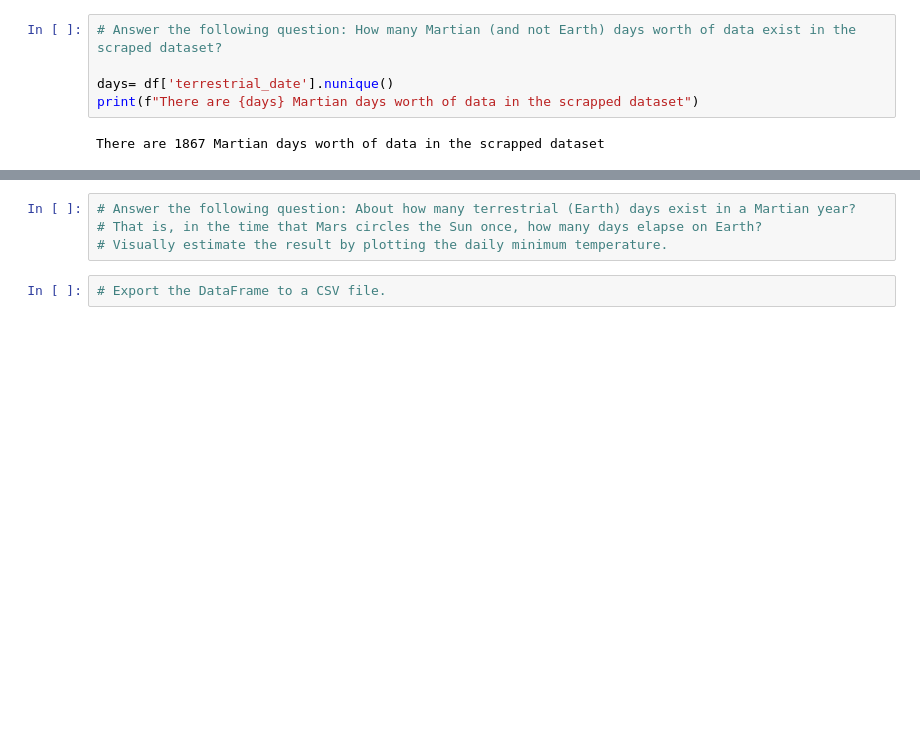
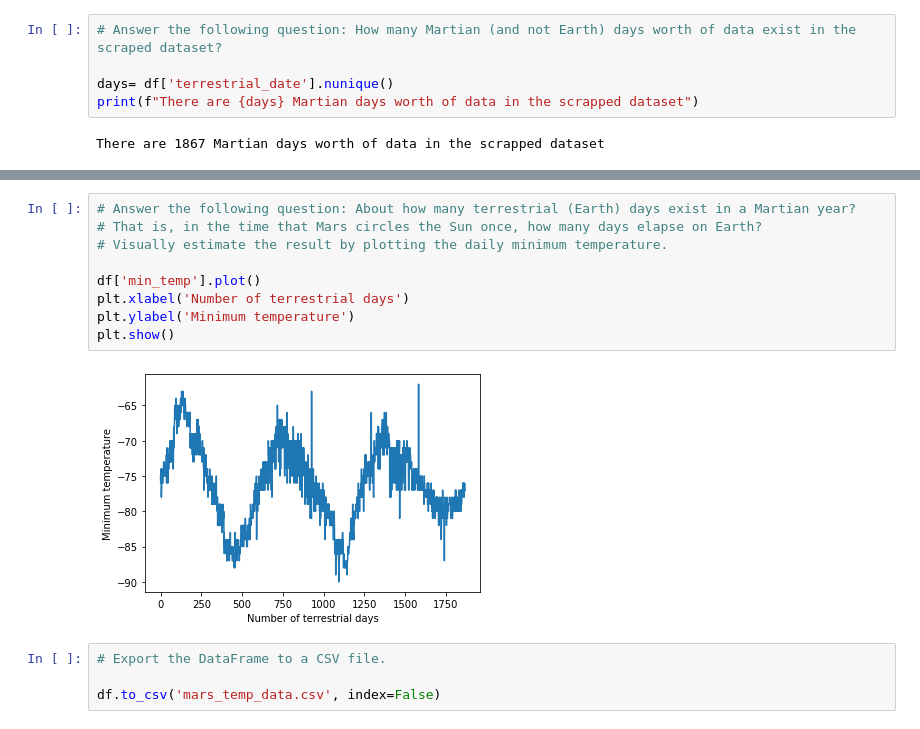
Before and after one commit to xilo94/mars_data_challenge_part_1.ipynb, a Jupyter notebook: mars_data_challenge_part_2.ipynb, the cells around one changed output, grey strips where cells are left out. Cells and saved outputs as stored; diff of their text form; blank space fills up the shorter version.

```diff
--- a/mars_data_challenge_part_2.ipynb
+++ b/mars_data_challenge_part_2.ipynb
@@ -113,6 +198,15 @@ mean_round
 # %%
 # Answer the following question: About how many terrestrial (Earth) days exist in a Martian year?
 # That is, in the time that Mars circles the Sun once, how many days elapse on Earth?
 # Visually estimate the result by plotting the daily minimum temperature.
+
+df['min_temp'].plot()
+plt.xlabel('Number of terrestrial days')
+plt.ylabel('Minimum temperature')
+plt.show()
+# %% [output]
+[figure, added]
 # %%
 # Export the DataFrame to a CSV file.
+
+df.to_csv('mars_temp_data.csv', index=False)
```
Also changed, not shown: parts of 8 cells of this notebook, 3 other files.
